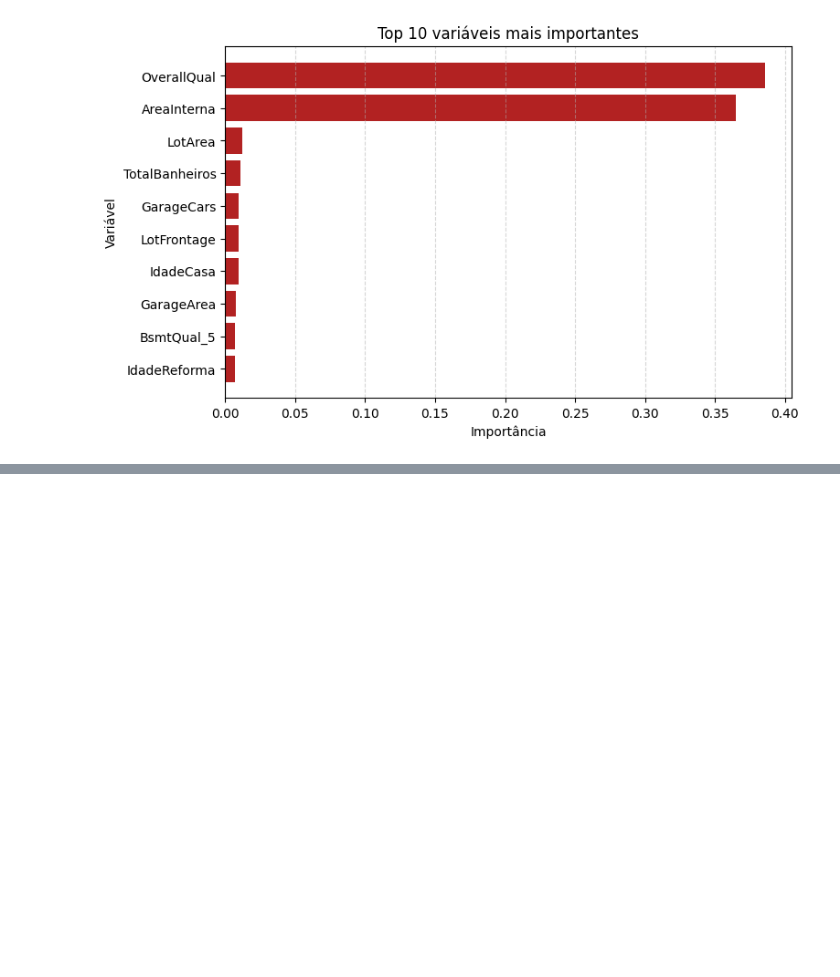
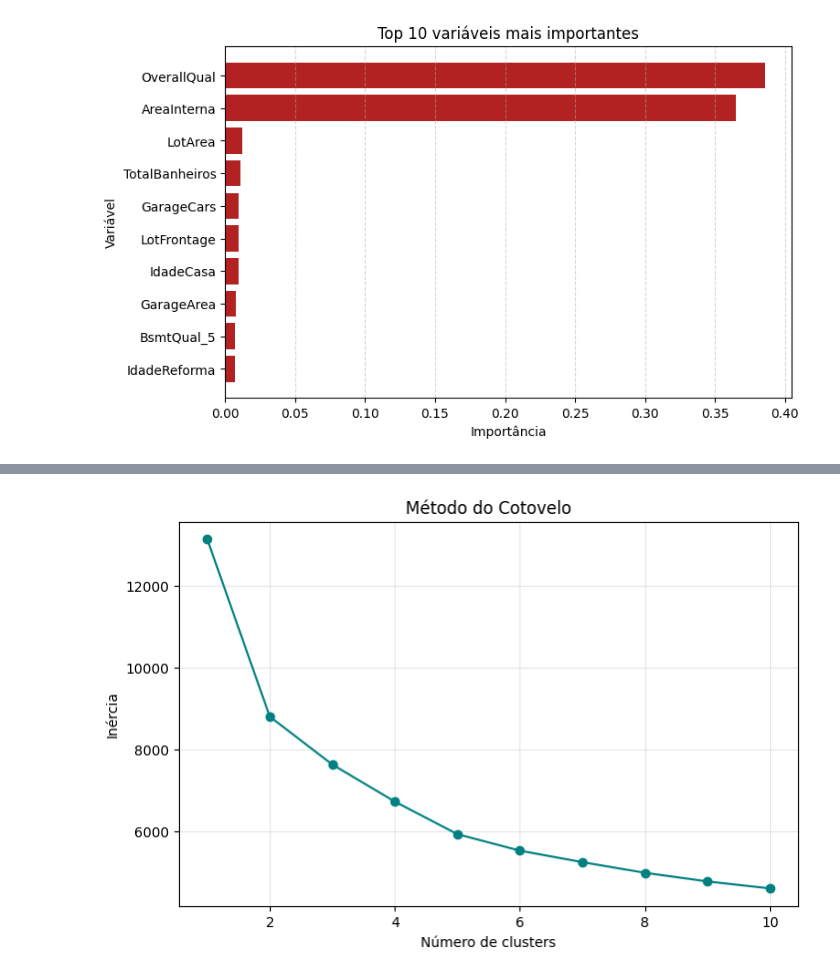
Before and after one commit to naathycc/Projeto-trainee-dados-Cati-Jr, a Jupyter notebook: notebook/house_prices.ipynb, the cells around one changed output, grey strips where cells are left out. Cells and saved outputs as stored; diff of their text form; code cells hidden in the pictures; blank space fills up the shorter version.

Commit message:
Feat: Adicionando etapa de aprendizado não supervisionado

```diff
--- a/notebook/house_prices.ipynb
+++ b/notebook/house_prices.ipynb
@@ -1042,0 +1137,93 @@ plt.show()
+# %%
+import pandas as pd
+from sklearn.cluster import KMeans
+from sklearn.preprocessing import StandardScaler
+import matplotlib.pyplot as plt
+
+# Para o treinamento utilizei as variáveis numéricas
+# mais importantes identificadas anteriormente pela Random Forest.
+# Essas variáveis representam características importantes relacionadas
+# às residências, como tamanho, qualidade e idade dos imóveis.
+X_cluster = treino[
+    [
+        "OverallQual",
+        "AreaInterna",
+        "LotArea",
+        "TotalBanheiros",
+        "GarageCars",
+        "LotFrontage",
+        "IdadeCasa",
+        "GarageArea",
+        "IdadeReforma"
+    ]
+]
+
+# Padronização das variáveis, pois as variáveis possuem escalas
+# diferentes entre si, como: área em m², quantidade de banheiro,
+# idade em anos, etc. Assim, é evitado que variáveis com valores
+# maiores influenciem demais a formação dos clusters.
+scaler = StandardScaler()
+X_cluster = scaler.fit_transform(X_cluster)
+
+
+# Antes de treinar esse modelo, foi necessário definir a quantidade de
+# clusters. Para fazer isso, usei o Método do Cotovelo, observando em
+# qual ponto a redução da inércia deixava de ser significativa.
+inercia = []
+for k in range(1,11):
+    modelo = KMeans(
+        n_clusters=k,
+        random_state=42,
+        n_init=10
+    )
+    modelo.fit(X_cluster)
+    inercia.append(modelo.inertia_)
+
+
+# Gráfico do método do cotovelo
+plt.figure(figsize=(8,5))
+
+plt.plot(
+    range(1,11),
+    inercia,
+    marker="o",
+    color="teal"
+)
+
+plt.title("Método do Cotovelo")
+plt.xlabel("Número de clusters")
+plt.ylabel("Inércia")
+plt.grid(alpha=0.3)
+plt.show()
+# O gráfico indica que a maior redução ocorre próximo dos
+# 3 clusters. Assim, usei esse valor no treinamento.
+
+
+# Treinando o modelo
+kmeans = KMeans(
+    n_clusters=3,
+    random_state=42,
+    n_init=10
+)
+
+clusters = kmeans.fit_predict(X_cluster)
+
+# Adicionando ao dataframe
+treino["Cluster"] = clusters
+
+# Representação dos clusters
+treino.groupby("Cluster")[
+    [
+        "OverallQual",
+        "AreaInterna",
+        "LotArea",
+        "TotalBanheiros",
+        "GarageCars",
+        "LotFrontage",
+        "GarageArea",
+        "IdadeCasa",
+        "IdadeReforma"
+    ]
+].mean()
+# %% [output]
+[figure, added]
```
Also changed, not shown: parts of 33 cells of this notebook.
